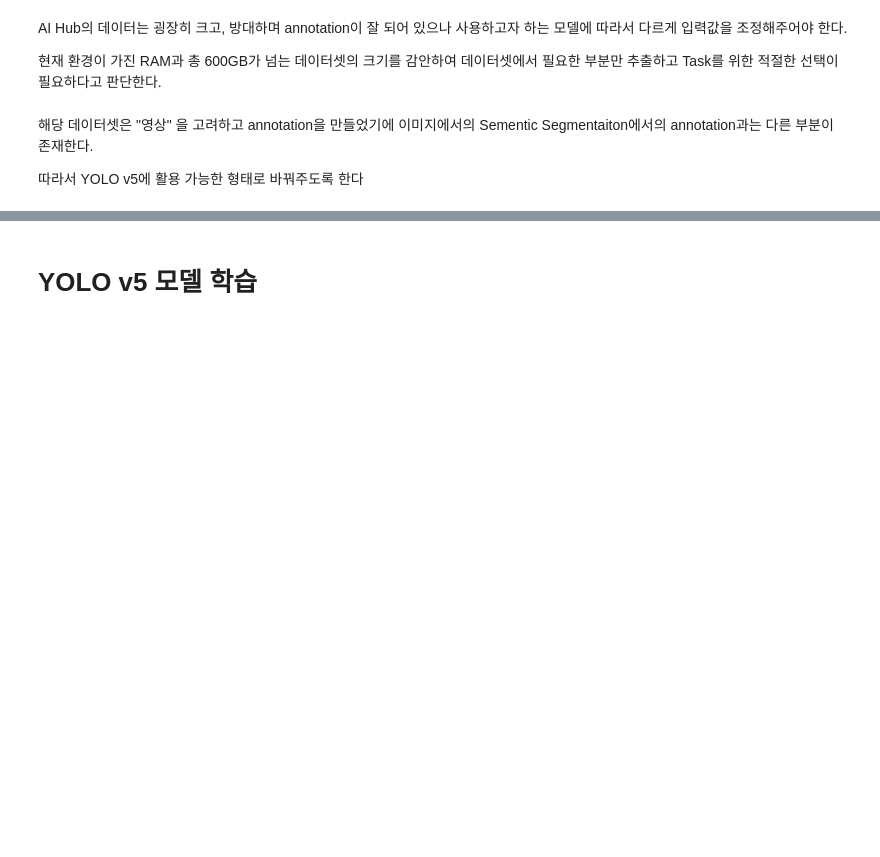
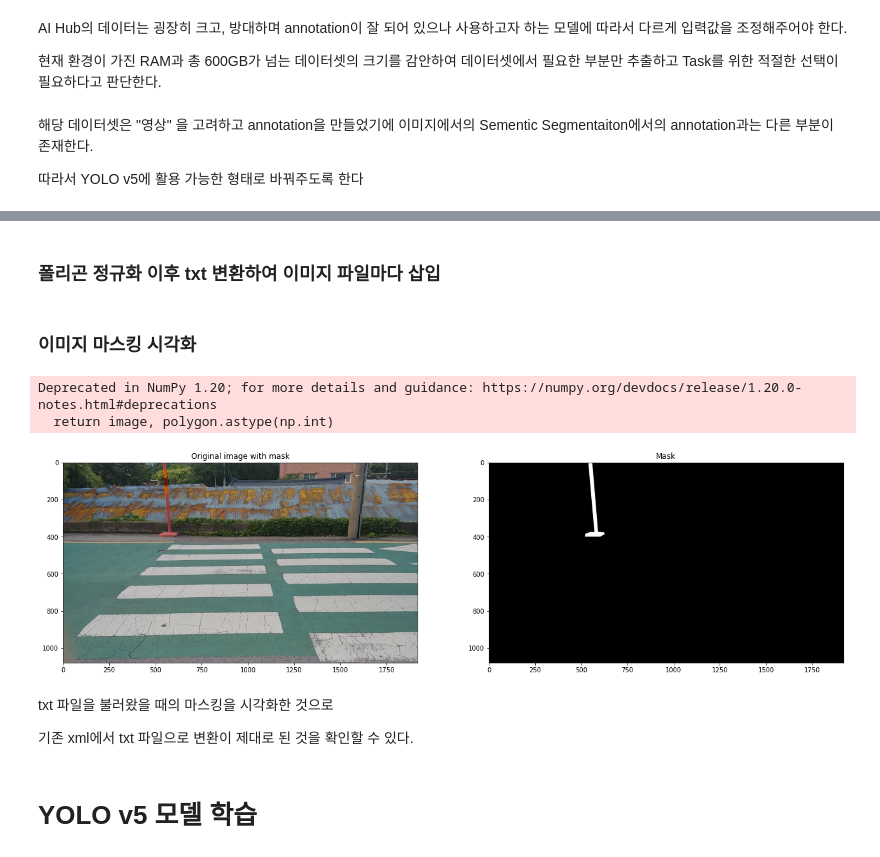
Before and after one commit to airpark69/S4Project, a Jupyter notebook: S4Project.ipynb, the cells around one changed output, grey strips where cells are left out. Cells and saved outputs as stored; diff of their text form; code cells hidden in the pictures; blank space fills up the shorter version.

```diff
--- a/S4Project.ipynb
+++ b/S4Project.ipynb
@@ -58,3 +63,0 @@ TODO
-# %%
-import xml.etree.ElementTree as ET
-xml_anot = ET.parse('/content/0617_01.xml')
@@ -112,0 +105,2 @@ data['nc'] = len(label_list)
+# %%
+img_list, label_list, label_dict = load_xml("/content/P0813_14.xml")
@@ -128,0 +150,2 @@ with open('data.yaml', 'w') as f:
+# %% [markdown]
+### 폴리곤 정규화 이후 txt 변환하여 이미지 파일마다 삽입
@@ -129,3 +204,73 @@ with open('data.yaml', 'w') as f:
+# %%
+# img_list 내의 모든 image에 대해서 label 값에 해당하는 폴리곤 마스킹 txt를 만든다
+
+for img in img_list:
+  img_name = img.attrib['name']
+  label_path = img_name + ".txt"
+  polygons = img.findall('polygon')
+  label_txt = yolo_label_txt_transform(polygons)
+
+  with open(label_path, "w") as file:
+      file.write(label_txt)
+# %% [markdown]
+### 이미지 마스킹 시각화
+# %%
+import cv2
+import matplotlib.pyplot as plt
+from typing import Tuple
+
+def read_image_label(path_to_img: str, path_to_txt: str, normilize: bool = False) -> Tuple[np.array, np.array]:
+
+    # read image
+    image = cv2.imread(path_to_img)
+    image = cv2.cvtColor(image, cv2.COLOR_BGR2RGB)
+    img_h, img_w = image.shape[:2]
+
+    # read .txt file for this image
+    with open(path_to_txt, "r") as f:
+        txt_file = f.readlines()[0].split()
+        cls_idx = txt_file[0]
+        coords = txt_file[1:]
+        polygon = np.array([[eval(x), eval(y)] for x, y in zip(coords[0::2], coords[1::2])]) # convert list of coordinates to numpy massive
+
+    # Convert normilized coordinates of polygons to coordinates of image
+    if normilize:
+        polygon[:,0] = polygon[:,0]*img_w
+        polygon[:,1] = polygon[:,1]*img_h
+    return image, polygon.astype(np.int)
+
+image, polygon = read_image_label("/content/MP_SEL_P000002.jpg", "/content/MP_SEL_P000002.jpg.txt", True)
+
+def show_image_mask(img: np.array, polygon: np.array, alpha: float = 0.7):
+
+    # Create zero array for mask
+    mask = np.zeros((img.shape[0], img.shape[1]), dtype=np.uint8)
+    overlay = img.copy()
+
+    # Draw polygon on the image and mask
+    cv2.fillPoly(mask, pts=[polygon], color=(255, 255, 255))
+    cv2.fillPoly(img, pts=[polygon], color=(255, 0, 0))
+    cv2.addWeighted(overlay, alpha, image, 1 - alpha, 0, image)
+
+    # Plot image with mask
+    fig = plt.figure(figsize=(22,18))
+    axes = fig.subplots(nrows=1, ncols=2)
+    axes[0].imshow(img)
+    axes[1].imshow(mask, cmap="Greys_r")
+    axes[0].set_title("Original image with mask")
+    axes[1].set_title("Mask")
+
+    plt.show()
+
+show_image_mask(image, polygon)
+# %% [output]
+Deprecated in NumPy 1.20; for more details and guidance: https://numpy.org/devdocs/release/1.20.0-notes.html#deprecations
+  return image, polygon.astype(np.int)
+[figure, added]
+# %% [markdown]
+txt 파일을 불러왔을 때의 마스킹을 시각화한 것으로
+
+기존 xml에서 txt 파일으로 변환이 제대로 된 것을 확인할 수 있다.
 # %% [markdown]
 # YOLO v5 모델 학습
 # %%
```
Also changed, not shown: parts of 17 cells of this notebook.
